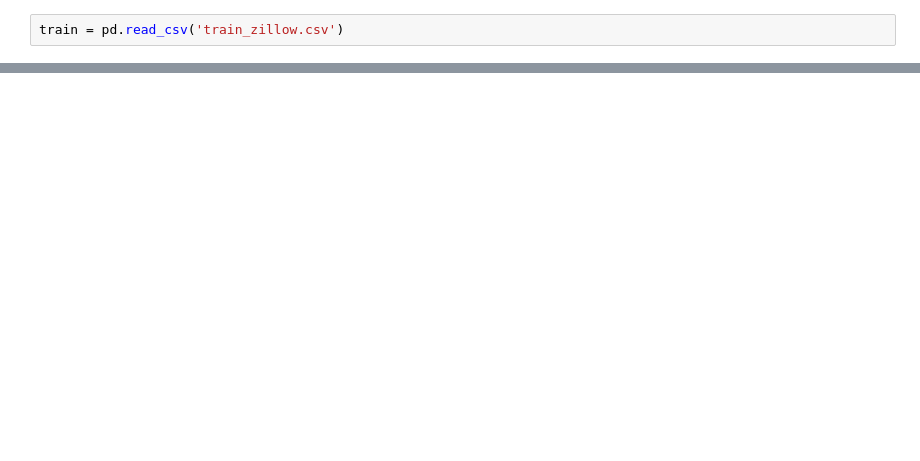
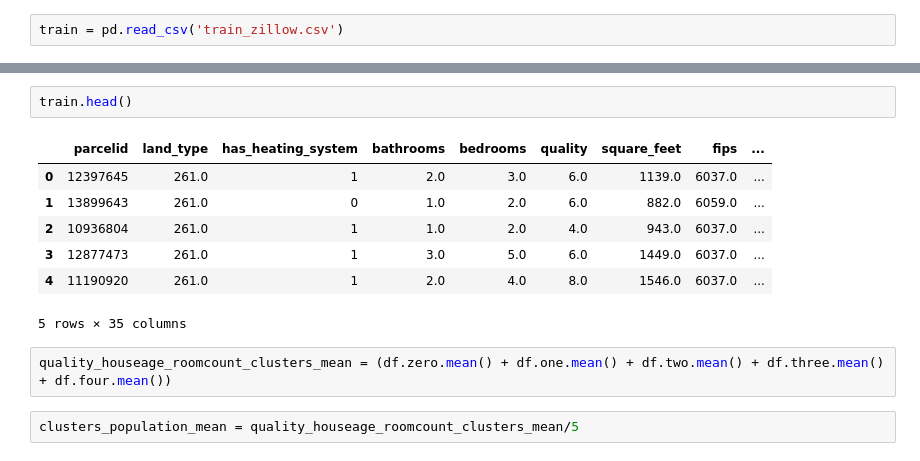
Before and after one commit to Zillow-Project/zillow_project_2021, a Jupyter notebook: Liam/functions.ipynb, the cells around one changed output, grey strips where cells are left out. Saved outputs shown, nothing was run; the diff lists cells and outputs as text; blank space fills up the shorter version.

```diff
--- a/Liam/functions.ipynb
+++ b/Liam/functions.ipynb
@@ -151,0 +178,14 @@ get_dum_and_plot(train)
+# %%
+train.head()
+# %% [output]
+|  | parcelid | land_type | has_heating_system | bathrooms | bedrooms | quality | square_feet | fips | ... |
+| 0 | 12397645 | 261.0 | 1 | 2.0 | 3.0 | 6.0 | 1139.0 | 6037.0 | ... |
+| 1 | 13899643 | 261.0 | 0 | 1.0 | 2.0 | 6.0 | 882.0 | 6059.0 | ... |
+| 2 | 10936804 | 261.0 | 1 | 1.0 | 2.0 | 4.0 | 943.0 | 6037.0 | ... |
+| 3 | 12877473 | 261.0 | 1 | 3.0 | 5.0 | 6.0 | 1449.0 | 6037.0 | ... |
+| 4 | 11190920 | 261.0 | 1 | 2.0 | 4.0 | 8.0 | 1546.0 | 6037.0 | ... |
+5 rows × 35 columns
+# %%
+quality_houseage_roomcount_clusters_mean = (df.zero.mean() + df.one.mean() + df.two.mean() + df.three.mean() + df.four.mean())
+# %%
+clusters_population_mean = quality_houseage_roomcount_clusters_mean/5
```
Also changed, not shown: parts of 24 cells of this notebook.
